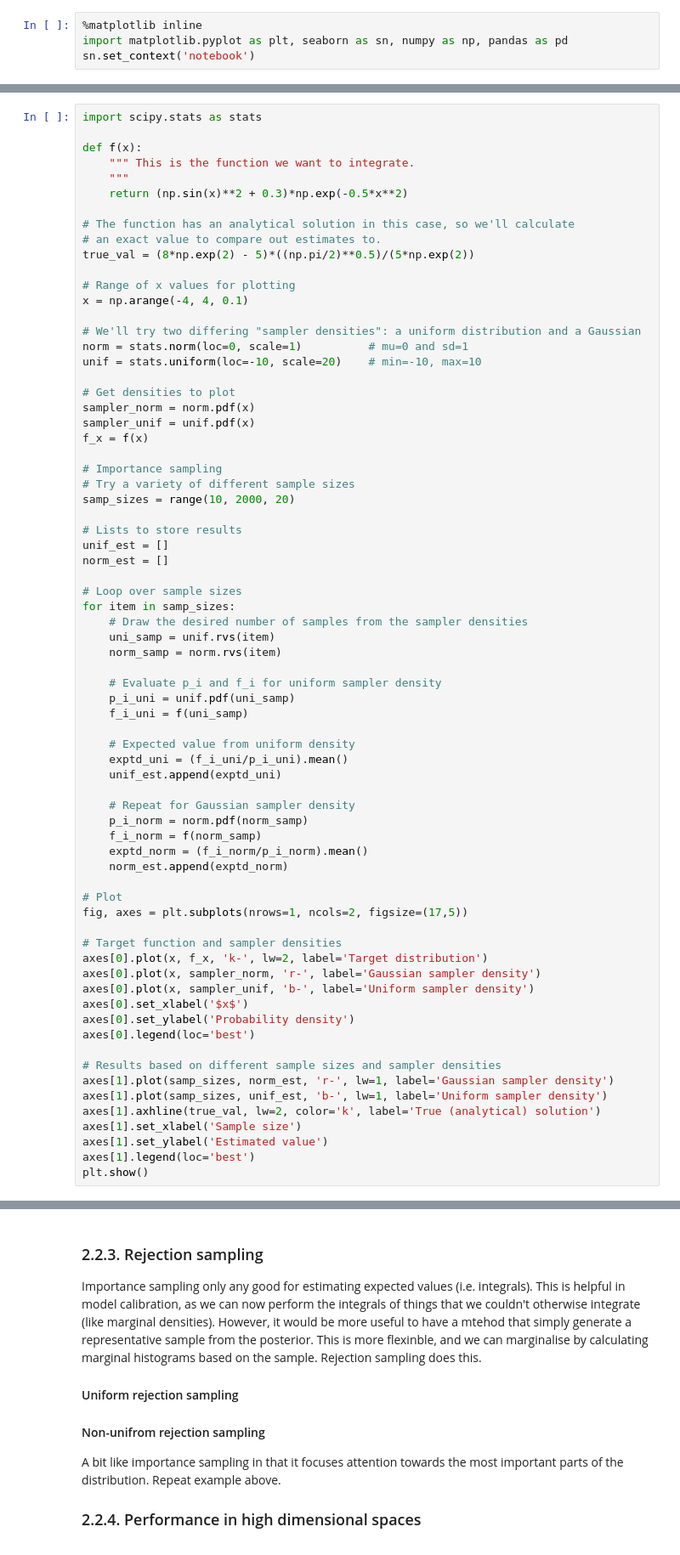
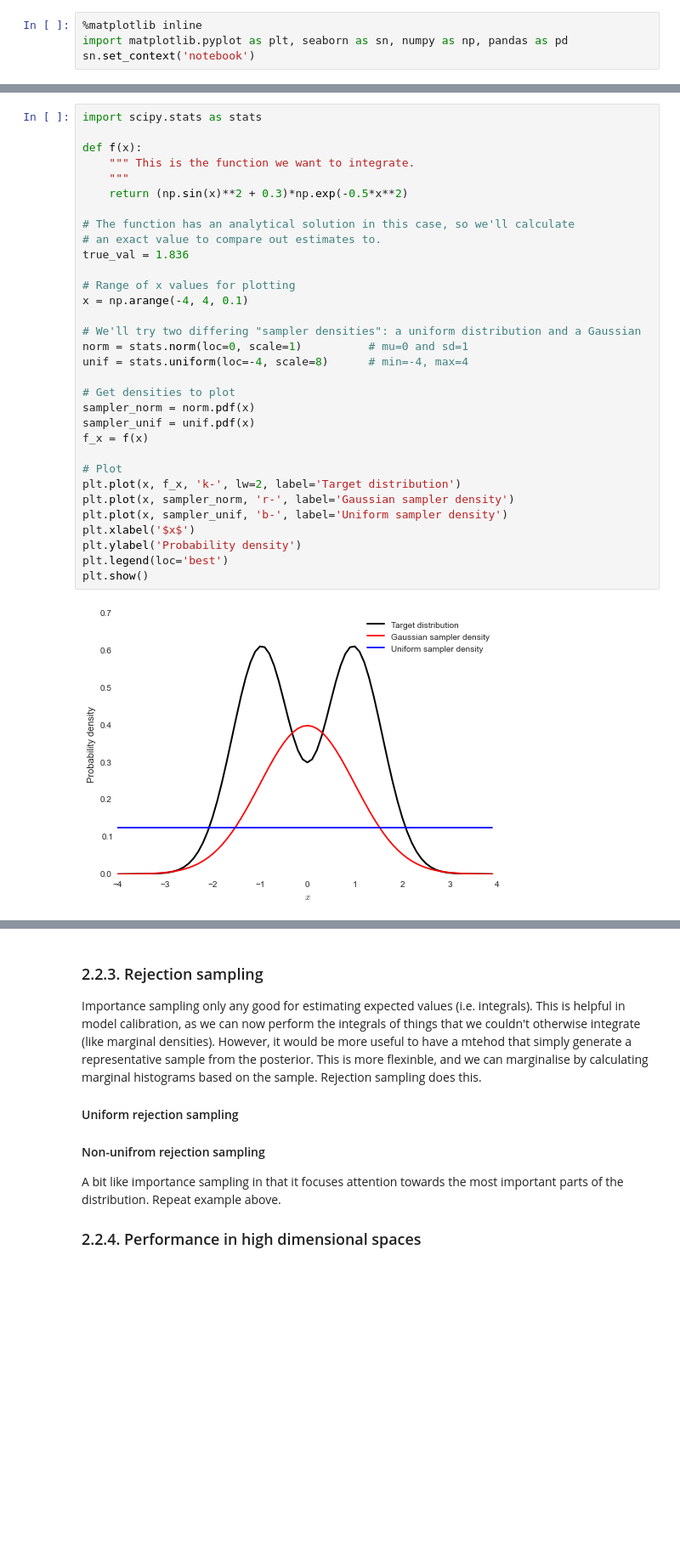
Before and after one commit to JamesSample/enviro_mod_notes, a Jupyter notebook: notebooks/03_Monte_Carlo.ipynb, the cells around one changed output, grey strips where cells are left out. Shown: that part at 85% size. Cells and saved outputs as stored; diff of their text form; blank space fills up the shorter version.

```diff
--- a/notebooks/03_Monte_Carlo.ipynb
+++ b/notebooks/03_Monte_Carlo.ipynb
@@ -108,71 +206,34 @@ Evaluate any integral. Choose p(x) wisely!
 # %%
 import scipy.stats as stats
 
 def f(x):
     """ This is the function we want to integrate.
     """
     return (np.sin(x)**2 + 0.3)*np.exp(-0.5*x**2)
 
 # The function has an analytical solution in this case, so we'll calculate
 # an exact value to compare out estimates to.
-true_val = (8*np.exp(2) - 5)*((np.pi/2)**0.5)/(5*np.exp(2))
+true_val = 1.836
 
 # Range of x values for plotting
 x = np.arange(-4, 4, 0.1)
 
 # We'll try two differing "sampler densities": a uniform distribution and a Gaussian
 norm = stats.norm(loc=0, scale=1)          # mu=0 and sd=1
-unif = stats.uniform(loc=-10, scale=20)    # min=-10, max=10
+unif = stats.uniform(loc=-4, scale=8)      # min=-4, max=4
 
 # Get densities to plot
 sampler_norm = norm.pdf(x)
 sampler_unif = unif.pdf(x)
 f_x = f(x)
 
-# Importance sampling
-# Try a variety of different sample sizes
-samp_sizes = range(10, 2000, 20)
-
-# Lists to store results
-unif_est = []
-norm_est = []
-
-# Loop over sample sizes
-for item in samp_sizes:
-    # Draw the desired number of samples from the sampler densities
-    uni_samp = unif.rvs(item)
-    norm_samp = norm.rvs(item)
-
-    # Evaluate p_i and f_i for uniform sampler density
-    p_i_uni = unif.pdf(uni_samp)
-    f_i_uni = f(uni_samp)
-
-    # Expected value from uniform density
-    exptd_uni = (f_i_uni/p_i_uni).mean()
-    unif_est.append(exptd_uni)
-
-    # Repeat for Gaussian sampler density
-    p_i_norm = norm.pdf(norm_samp)
-    f_i_norm = f(norm_samp)
-    exptd_norm = (f_i_norm/p_i_norm).mean()
-    norm_est.append(exptd_norm)
-
 # Plot
-fig, axes = plt.subplots(nrows=1, ncols=2, figsize=(17,5))
-
-# Target function and sampler densities
-axes[0].plot(x, f_x, 'k-', lw=2, label='Target distribution')
-axes[0].plot(x, sampler_norm, 'r-', label='Gaussian sampler density')
-axes[0].plot(x, sampler_unif, 'b-', label='Uniform sampler density')
-axes[0].set_xlabel('$x$')
-axes[0].set_ylabel('Probability density')
-axes[0].legend(loc='best')
-
-# Results based on different sample sizes and sampler densities
-axes[1].plot(samp_sizes, norm_est, 'r-', lw=1, label='Gaussian sampler density')
-axes[1].plot(samp_sizes, unif_est, 'b-', lw=1, label='Uniform sampler density')
-axes[1].axhline(true_val, lw=2, color='k', label='True (analytical) solution')
-axes[1].set_xlabel('Sample size')
-axes[1].set_ylabel('Estimated value')
-axes[1].legend(loc='best')
+plt.plot(x, f_x, 'k-', lw=2, label='Target distribution')
+plt.plot(x, sampler_norm, 'r-', label='Gaussian sampler density')
+plt.plot(x, sampler_unif, 'b-', label='Uniform sampler density')
+plt.xlabel('$x$')
+plt.ylabel('Probability density')
+plt.legend(loc='best')
 plt.show()
+# %% [output]
+[figure, added]
```
Also changed, not shown: parts of 10 cells of this notebook.
